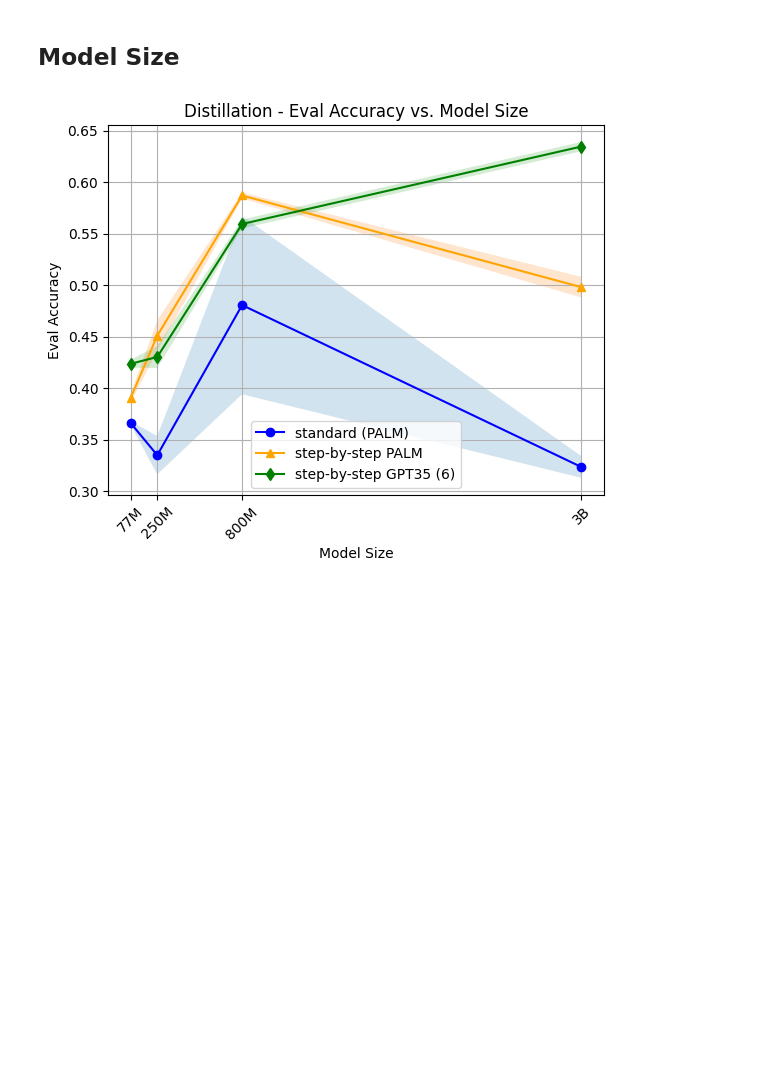
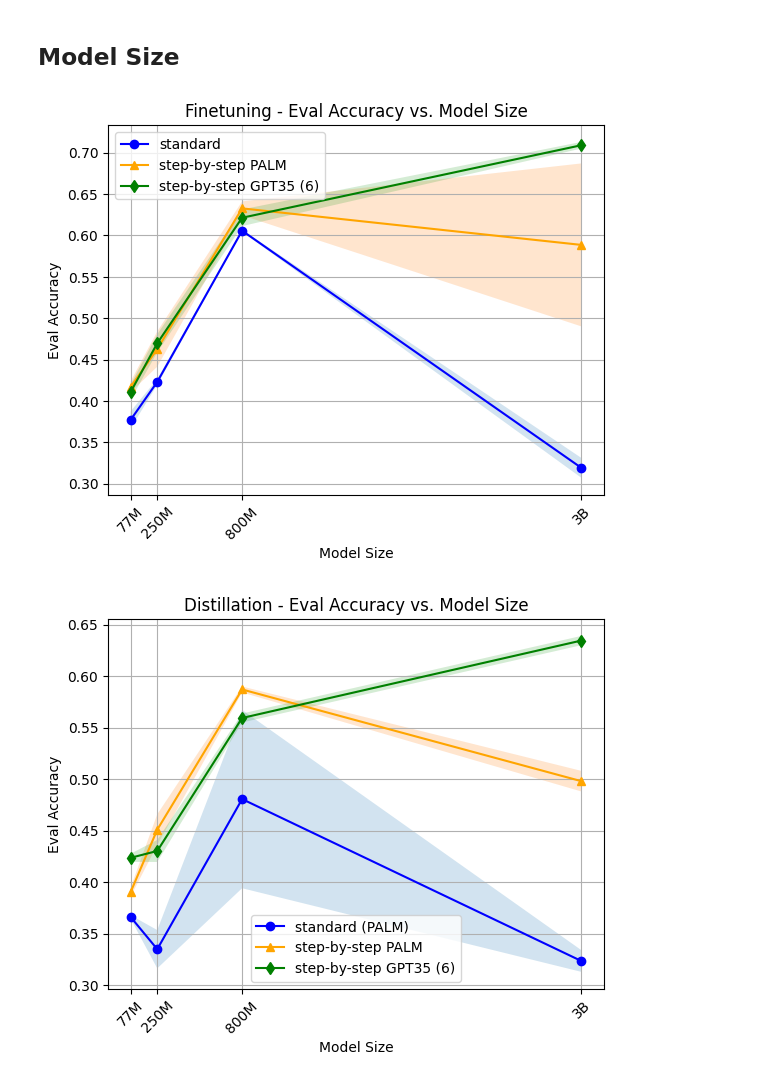
Before and after one commit to lukasvoege/ZeroShot-step-by-step-distillation, a Jupyter notebook: analytics.ipynb, the cells around one changed output. Saved outputs shown, nothing was run; the diff lists cells and outputs as text; code cells hidden in the pictures; blank space fills up the shorter version.

```diff
--- a/analytics.ipynb
+++ b/analytics.ipynb
@@ -325,6 +326,10 @@ def modelsize_graph(experiments_data: pd.DataFrame, dataset: str, labels: bool,
     ax.set_ylabel("Eval Accuracy")
     ax.set_xlabel("Model Size")
     ax.legend()
+# %%
+modelsize_graph(experiments, dataset="anli1", labels=True, prompt_mix=6, distill_labels="palm")
+# %% [output]
+[figure, added]
 # %%
 modelsize_graph(experiments, dataset="anli1", labels=False, prompt_mix=6, distill_labels="palm")
 # %% [output]
```
Also changed, not shown: parts of 8 cells of this notebook, 1 other file.
